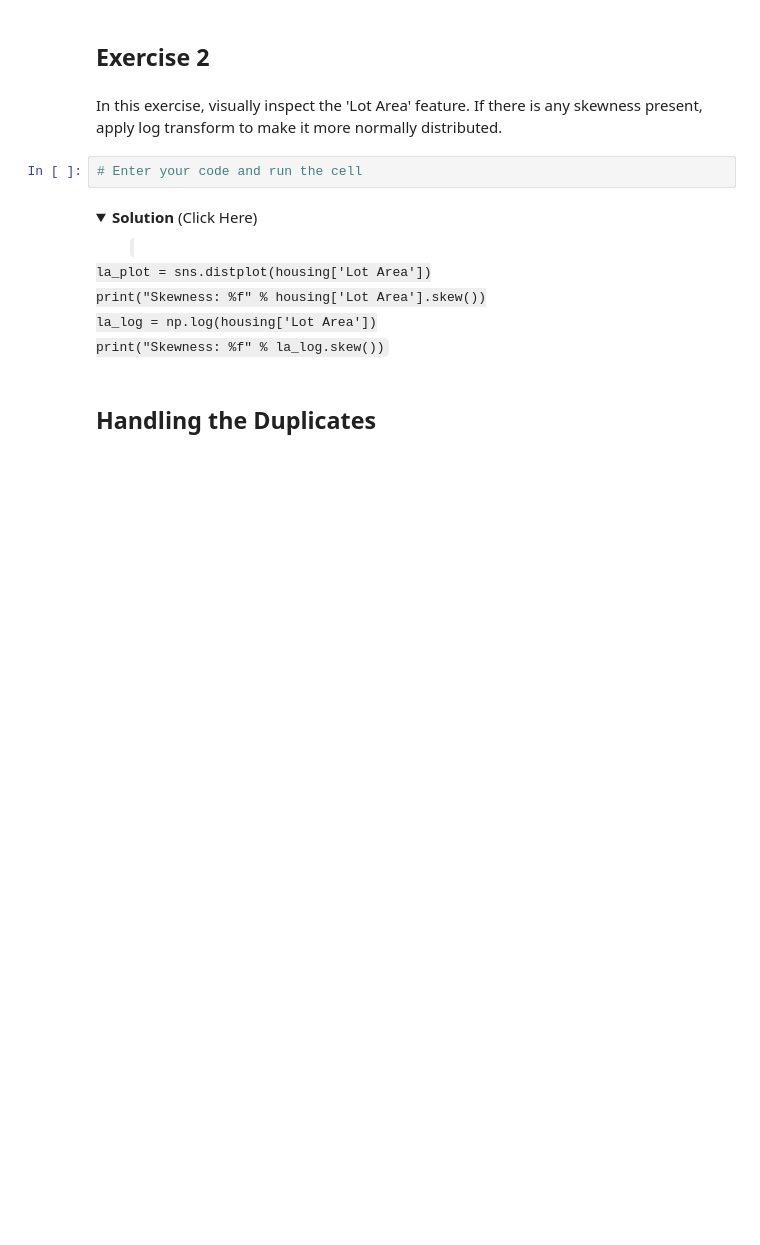
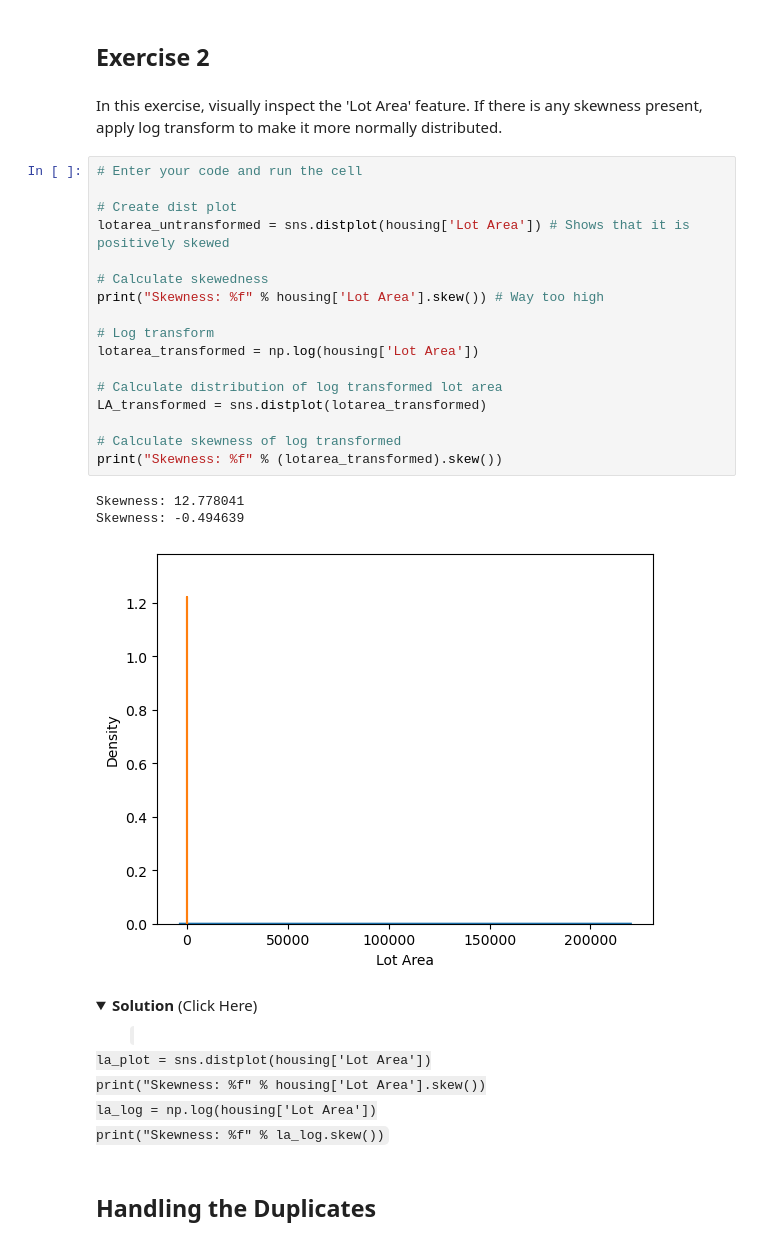
Before and after one commit to akilianm/ML-Practice, a Jupyter notebook: labs/Data_Cleaning_Lab.ipynb, the cells around one changed output. Saved outputs shown, nothing was run; the diff lists cells and outputs as text; folded sections open; blank space fills up the shorter version.

```diff
--- a/labs/Data_Cleaning_Lab.ipynb
+++ b/labs/Data_Cleaning_Lab.ipynb
@@ -236,8 +236,27 @@ There are other ways to correct for skewness of the data. For example, Square Ro
 ## Exercise 2
 # %% [markdown]
 In this exercise, visually inspect the 'Lot Area' feature. If there is any skewness present, apply log transform to make it more normally distributed.
-# %%
-# Enter your code and run the cell
+# %%
+# Enter your code and run the cell
+
+# Create dist plot
+lotarea_untransformed = sns.distplot(housing['Lot Area']) # Shows that it is positively skewed
+
+# Calculate skewedness
+print("Skewness: %f" % housing['Lot Area'].skew()) # Way too high
+
+# Log transform
+lotarea_transformed = np.log(housing['Lot Area'])
+
+# Calculate distribution of log transformed lot area
+LA_transformed = sns.distplot(lotarea_transformed)
+
+# Calculate skewness of log transformed
+print("Skewness: %f" % (lotarea_transformed).skew())
+# %% [output]
+Skewness: 12.778041
+Skewness: -0.494639
+[figure, added]
 # %% [markdown]
 <details>
 <summary><strong>Solution</strong> (Click Here)</summary>
```
